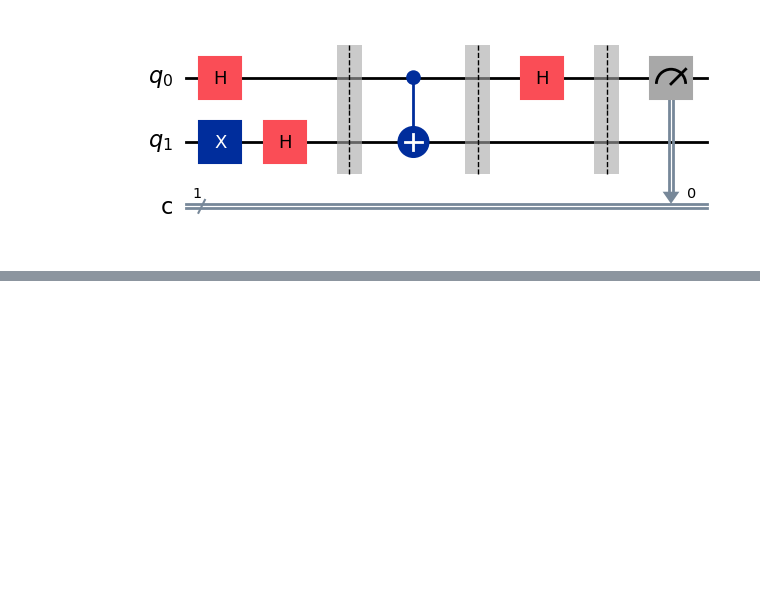
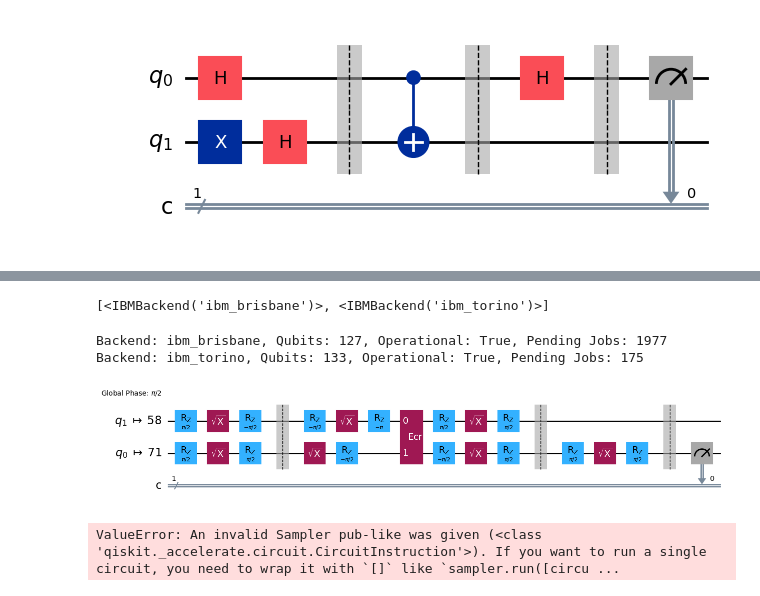
Before and after one commit to ram-polisetti/QuantumAlgorithms, a Jupyter notebook: Deutsch.ipynb, the cells around one changed output, grey strips where cells are left out. Saved outputs shown, nothing was run; the diff lists cells and outputs as text; code cells hidden in the pictures; blank space fills up the shorter version.

```diff
--- a/Deutsch.ipynb
+++ b/Deutsch.ipynb
@@ -28,0 +38,37 @@ circuit.draw(output='mpl')
+# %%
+from qiskit_ibm_runtime import QiskitRuntimeService
+
+with open("ibmapi.txt", "r") as f:
+    token = f.read().strip()
+
+QiskitRuntimeService.save_account(
+    token=token,
+    instance="Practice",
+    set_as_default=True,
+    overwrite=True  # Allow overwriting the existing account
+)
+
+service = QiskitRuntimeService()
+# %%
+providers = service.backends()
+providers
+# %% [output]
+[<IBMBackend('ibm_brisbane')>, <IBMBackend('ibm_torino')>]
+# %%
+for backend in providers:
+    name = backend.name
+    qubits = backend.num_qubits
+    status = backend.status().operational
+    pending_jobs = backend.status().pending_jobs
+    print(f"Backend: {name}, Qubits: {qubits}, Operational: {status}, Pending Jobs: {pending_jobs}")
+# %% [output]
+Backend: ibm_brisbane, Qubits: 127, Operational: True, Pending Jobs: 1977
+Backend: ibm_torino, Qubits: 133, Operational: True, Pending Jobs: 175
+# %%
+backend = service.backend("ibm_brisbane")
+# %%
+from qiskit import transpile
+transpiled_circuit = transpile(circuit, backend=backend)
+transpiled_circuit.draw(output='mpl')
+# %% [output]
+[figure, added]
@@ -28,0 +80,18 @@ circuit.draw(output='mpl')
+# %%
+job = sampler.run(transpiled_circuit, shots=1)
+
+while not job.done():
+    print(f"Job status: {job.status().name}")
+    time.sleep(5)
+
+job.wait_for_final_state()
+result = job.result()
+
+bitvals = result[0].data.c
+
+counts = bitvals.get_counts()
+
+print(counts)
+plot_histogram(counts)
+# %% [output]
+ValueError: An invalid Sampler pub-like was given (<class 'qiskit._accelerate.circuit.CircuitInstruction'>). If you want to run a single circuit, you need to wrap it with `[]` like `sampler.run([circu ...
```
Also changed, not shown: parts of 2 cells of this notebook.
